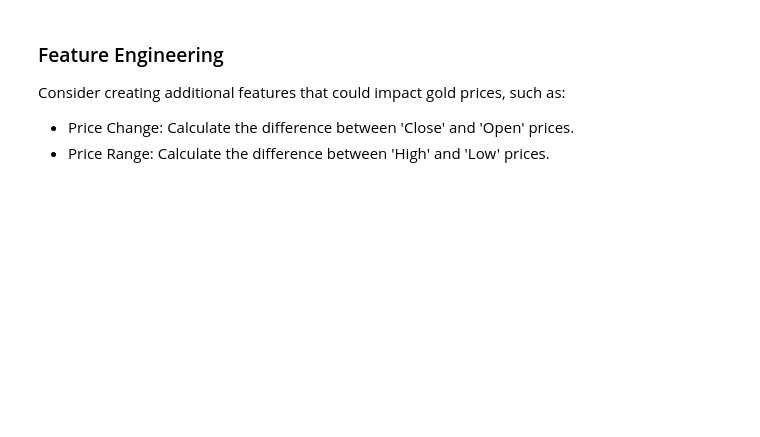
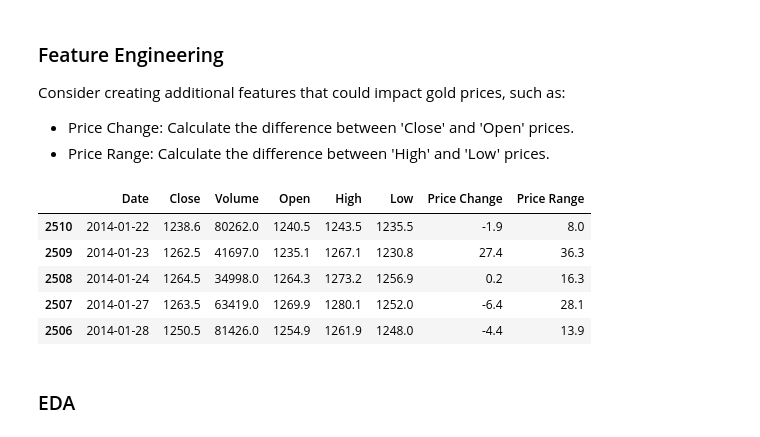
Before and after one commit to ashmi721/Data_Science_Project, a Jupyter notebook: gold_stock_price.ipynb, the cells around one changed output. Drawn from its saved outputs; the diff is of its cells as text; code cells hidden in the pictures; blank space fills up the shorter version.

Commit message:
done the feature engineering also visulize the time series of gold price

```diff
--- a/gold_stock_price.ipynb
+++ b/gold_stock_price.ipynb
@@ -62,3 +111,16 @@ Consider creating additional features that could impact gold prices, such as:
 * Price Range: Calculate the difference between 'High' and 'Low' prices.
 # %%
 # Doing some feature engineering to create addtional features.
+df['Price Change'] = df['Close'] - df['Open']
+df['Price Range'] = df['High'] - df['Low']
+# %%
+df.head()
+# %% [output]
+|  | Date | Close | Volume | Open | High | Low | Price Change | Price Range |
+| 2510 | 2014-01-22 | 1238.6 | 80262.0 | 1240.5 | 1243.5 | 1235.5 | -1.9 | 8.0 |
+| 2509 | 2014-01-23 | 1262.5 | 41697.0 | 1235.1 | 1267.1 | 1230.8 | 27.4 | 36.3 |
+| 2508 | 2014-01-24 | 1264.5 | 34998.0 | 1264.3 | 1273.2 | 1256.9 | 0.2 | 16.3 |
+| 2507 | 2014-01-27 | 1263.5 | 63419.0 | 1269.9 | 1280.1 | 1252.0 | -6.4 | 28.1 |
+| 2506 | 2014-01-28 | 1250.5 | 81426.0 | 1254.9 | 1261.9 | 1248.0 | -4.4 | 13.9 |
+# %% [markdown]
+### EDA
```
Also changed, not shown: parts of 9 cells of this notebook.
